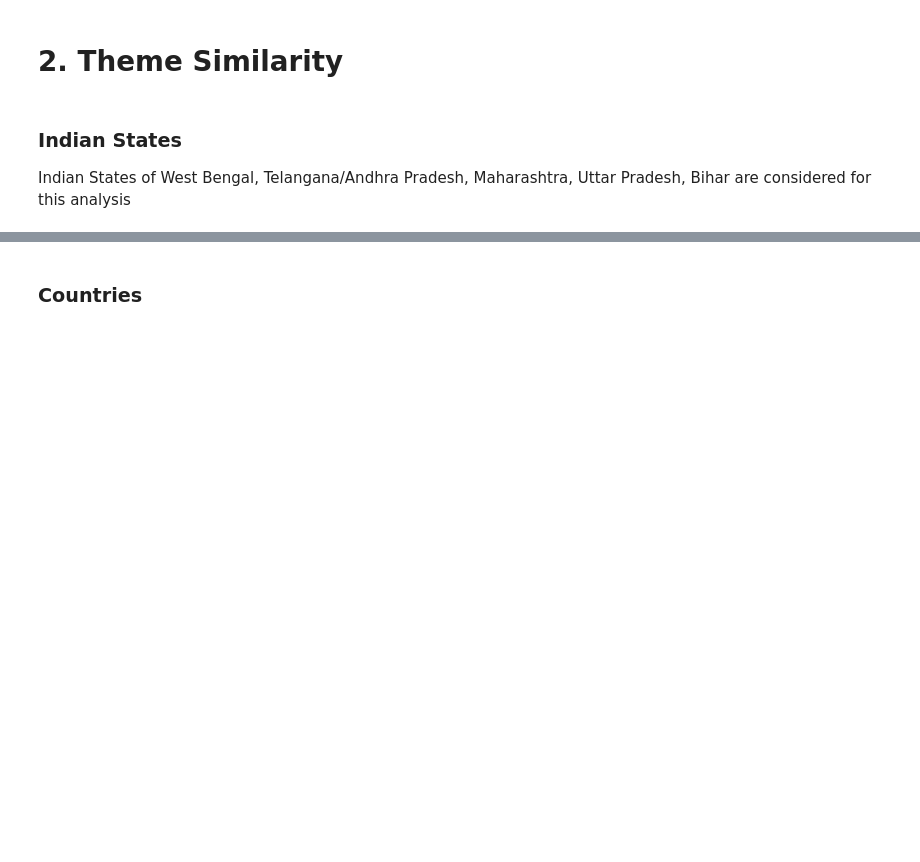
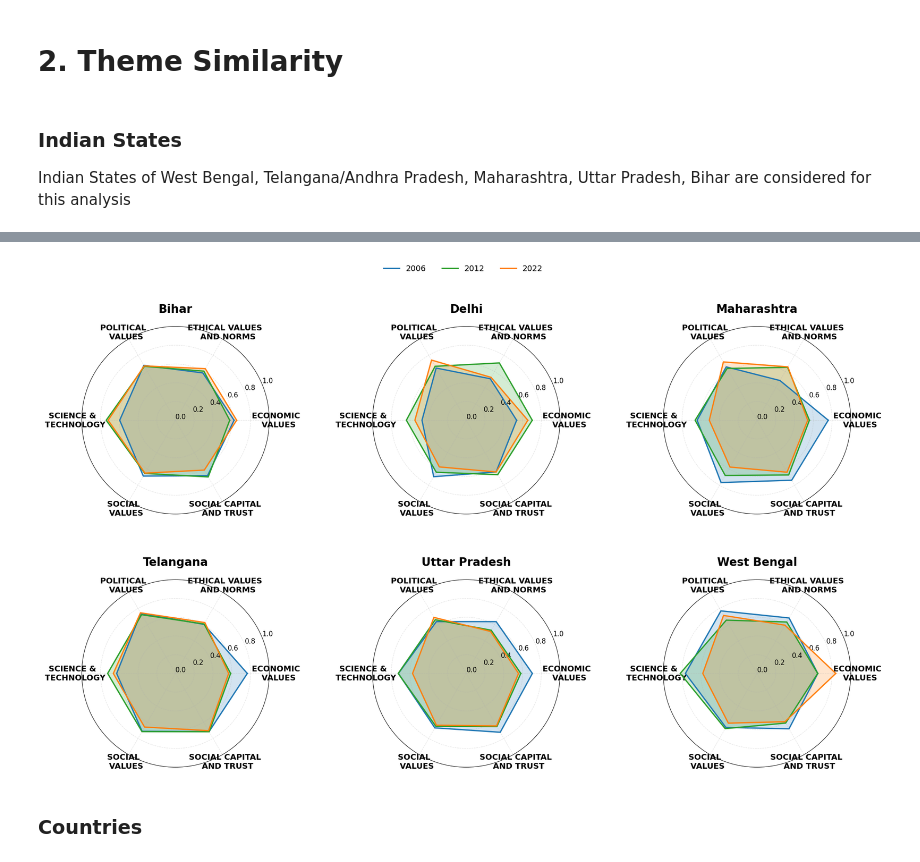
Before and after one commit to dayitachaudhuri/Identifying-Regional-and-Temporal-Gaps-in-Cultural-Alignment-of-LLMs, a Jupyter notebook: evaluation/themes_and_temporal.ipynb, the cells around one changed output, grey strips where cells are left out. Saved outputs shown, nothing was run; the diff lists cells and outputs as text; code cells hidden in the pictures; blank space fills up the shorter version.

```diff
--- a/evaluation/themes_and_temporal.ipynb
+++ b/evaluation/themes_and_temporal.ipynb
@@ -719,0 +471,13 @@ plt.show()
+# %%
+years = ['2006', '2012', '2022']
+models = ['llama', 'aya', 'gemma']
+
+res = {}
+for year in years:
+    res[year] = {}
+    for model in models:
+        res[year][model] = compute_similarity_per_theme(country='india', year=year, region_wise=True, verbose=False)
+
+import json
+with open('theme_temporal_results.json', 'w') as f:
+    json.dump(res, f, indent=4)
@@ -720,2 +502,88 @@ plt.show()
+# %%
+import matplotlib.pyplot as plt
+import numpy as np
+import matplotlib.cm as cm
+
+cmap = cm.get_cmap('tab10')
+year_colors = {
+    '2006': cmap(0),
+    '2012': cmap(2),
+    '2022': cmap(1)
+}
+states = {
+ "Bihar": 'in-br bihar',
+ "Delhi": 'in-dl delhi',
+ "Maharashtra": 'in-mh maharashtra',
+ "Telangana": 'in-tg telangana',
+ "Uttar Pradesh": 'in-up uttar pradesh',
+ "West Bengal": 'in-wb west bengal'
+}
+
+TITLE_SIZE = 20
+LABEL_SIZE = 14
+TICK_LABEL_SIZE = 12
+LEGEND_SIZE = 14
+
+valid_themes = set()
+for year in years:
+    for statename, state in states.items():
+        theme_scores = res[year].get(state, {}).get("per_theme", {})
+        theme_counts = res[year].get(state, {}).get("per_theme_counts", {})
+        for theme, score in theme_scores.items():
+            if isinstance(score, float) and theme_counts.get(theme, 0) > 1:
+                valid_themes.add(theme)
+
+ordered_themes = sorted(list(valid_themes))
+num_vars = len(ordered_themes)
+angles = np.linspace(0, 2*np.pi, num_vars, endpoint=False).tolist()
+angles += angles[:1]
+
+fig, axes = plt.subplots(2, 3, figsize=(26, 14), subplot_kw=dict(polar=True))
+axes = axes.flatten()
+fig.patch.set_facecolor("#ffffff")
+fig.subplots_adjust(hspace=0.35)
+
+idx = 0
+for statename, state in states.items():
+    ax = axes[idx]
+    ax.set_title(f"{statename}", fontsize=TITLE_SIZE, fontweight='bold', pad=25)
+
+    for year in years:
+        theme_scores = res[year].get(state, {}).get("per_theme", {})
+        theme_counts = res[year].get(state, {}).get("per_theme_counts", {})
+
+        values = []
+        for theme in ordered_themes:
+            if theme_counts.get(theme, 0) > 1 and isinstance(theme_scores.get(theme), float):
+                values.append(theme_scores[theme])
+            else:
+                values.append(0.0)
+
+        values += values[:1]
+        ax.plot(angles, values, linewidth=2.3, color=year_colors[year], label=year)
+        ax.fill(angles, values, alpha=0.20, color=year_colors[year])
+
+    ax.set_xticks(angles[:-1])
+    ax.set_xticklabels(ordered_themes, fontsize=LABEL_SIZE, fontweight='bold')
+
+    for label, angle in zip(ax.get_xticklabels(), angles[:-1]):
+        label.set_rotation(np.degrees(angle))
+        label.set_horizontalalignment('center')
+
+    ax.set_ylim(0, 1)
+    ax.set_yticks(np.linspace(0, 1, 6))
+    ax.set_yticklabels([f"{x:.1f}" for x in np.linspace(0, 1, 6)], fontsize=TICK_LABEL_SIZE)
+    ax.grid(True, linestyle='dashed', alpha=0.35)
+    idx += 1
+
+if len(states) < 6:
+    for j in range(len(states), 6):
+        axes[j].axis('off')
+
+handles, labels = axes[0].get_legend_handles_labels()
+fig.legend(handles, labels, loc='upper center', ncol=len(years), fontsize=LEGEND_SIZE, frameon=False)
+plt.show()
+# %% [output]
+[figure, added]
 # %% [markdown]
 ### Countries
```
Also changed, not shown: parts of 15 cells of this notebook, 12 other files.
